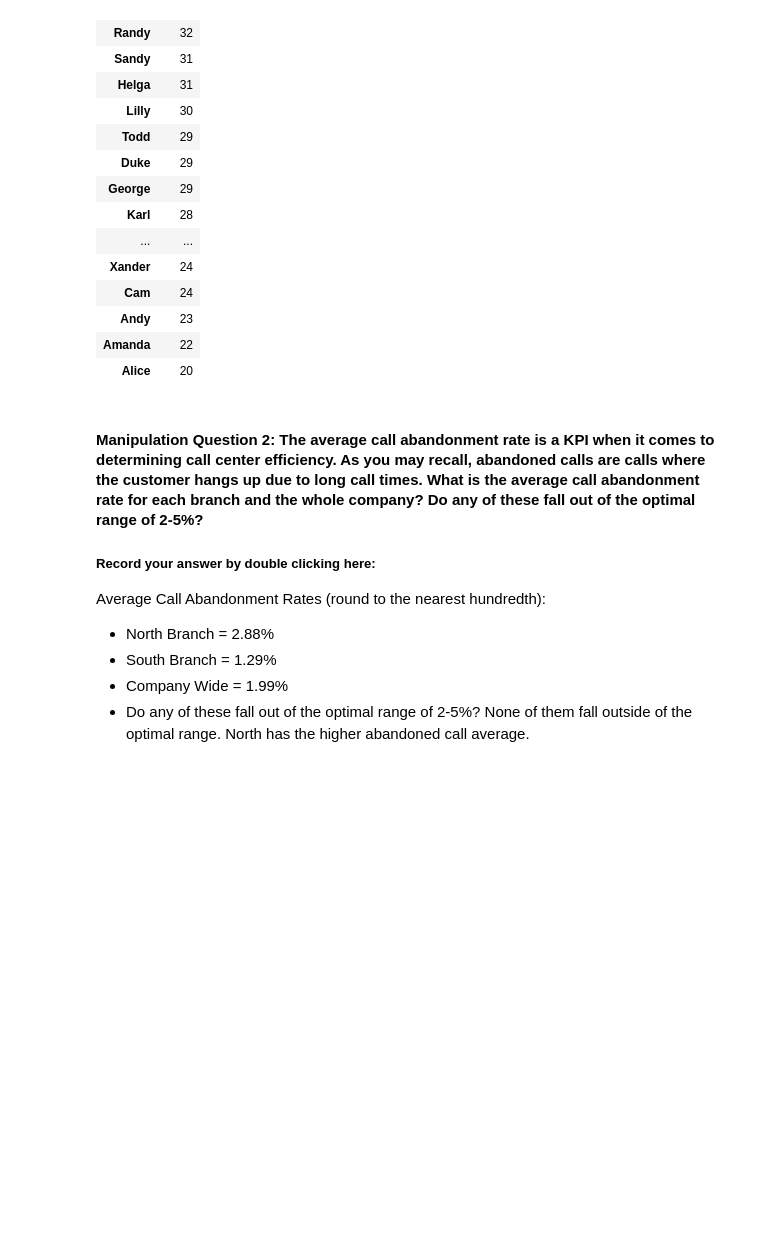
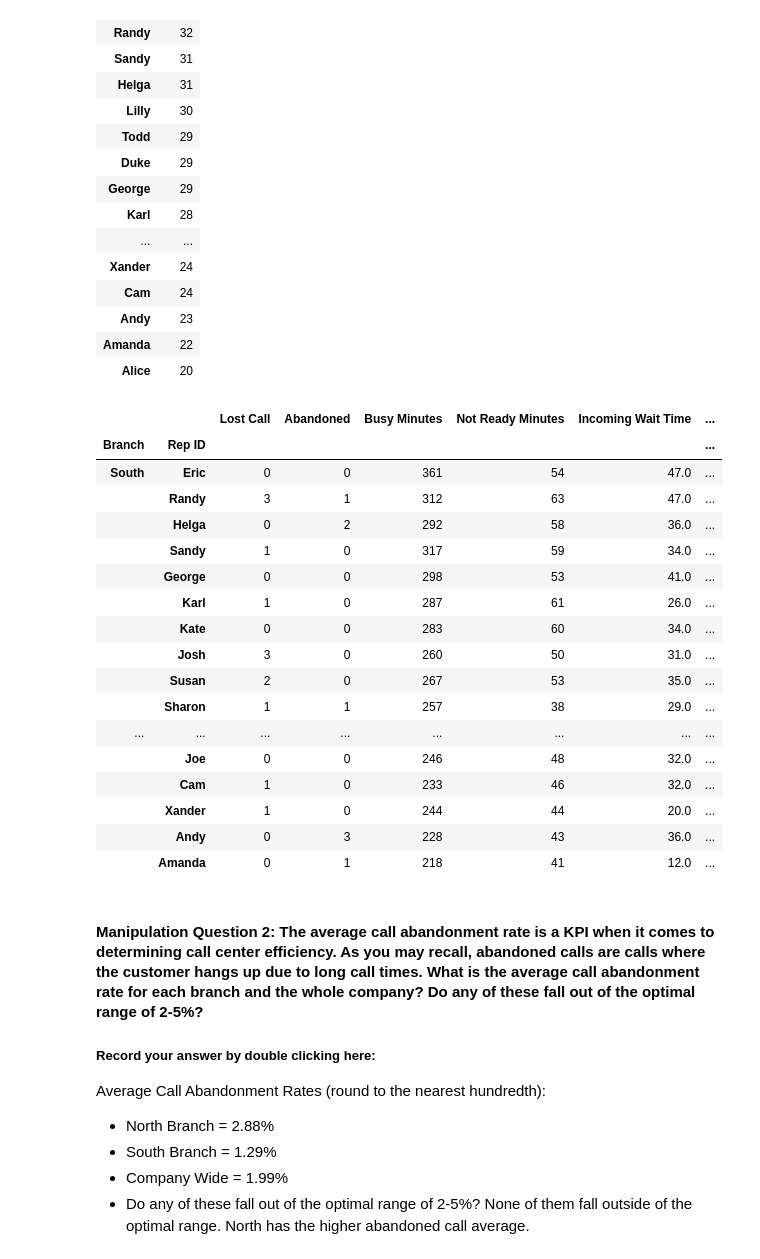
Before and after one commit to longse2/call-center-cleanup-assignment2, a Jupyter notebook: Call_Center_Cleanup.ipynb, the cells around one changed output. Drawn from its saved outputs; the diff is of its cells as text; code cells hidden in the pictures; blank space fills up the shorter version.

```diff
--- a/Call_Center_Cleanup.ipynb
+++ b/Call_Center_Cleanup.ipynb
@@ -445,6 +446,28 @@ df_grouped.agg({"Calls" : "sum"}).sort_values("Calls", axis = 0, ascending = Fal
 | Andy | 23 |
 | Amanda | 22 |
 | Alice | 20 |
+# %%
+df_bybranchrep = df.groupby(['Branch','Rep ID']).sum().sort_values(['Branch','Calls'], ascending=False)
+df_bybranchrep
+# %% [output]
+|  |  | Lost Call | Abandoned | Busy Minutes | Not Ready Minutes | Incoming Wait Time | ... |
+| Branch | Rep ID |  |  |  |  |  | ... |
+| South | Eric | 0 | 0 | 361 | 54 | 47.0 | ... |
+|  | Randy | 3 | 1 | 312 | 63 | 47.0 | ... |
+|  | Helga | 0 | 2 | 292 | 58 | 36.0 | ... |
+|  | Sandy | 1 | 0 | 317 | 59 | 34.0 | ... |
+|  | George | 0 | 0 | 298 | 53 | 41.0 | ... |
+|  | Karl | 1 | 0 | 287 | 61 | 26.0 | ... |
+|  | Kate | 0 | 0 | 283 | 60 | 34.0 | ... |
+|  | Josh | 3 | 0 | 260 | 50 | 31.0 | ... |
+|  | Susan | 2 | 0 | 267 | 53 | 35.0 | ... |
+|  | Sharon | 1 | 1 | 257 | 38 | 29.0 | ... |
+| ... | ... | ... | ... | ... | ... | ... | ... |
+|  | Joe | 0 | 0 | 246 | 48 | 32.0 | ... |
+|  | Cam | 1 | 0 | 233 | 46 | 32.0 | ... |
+|  | Xander | 1 | 0 | 244 | 44 | 20.0 | ... |
+|  | Andy | 0 | 3 | 228 | 43 | 36.0 | ... |
+|  | Amanda | 0 | 1 | 218 | 41 | 12.0 | ... |
 # %% [markdown]
 #### Manipulation Question 2:  The average call abandonment rate is a KPI when it comes to determining call center efficiency. As you may recall, abandoned calls are calls where the customer hangs up due to long call times. What is the average call abandonment rate for each branch and the whole company? Do any of these fall out of the optimal range of 2-5%?
 ##### Record your answer by double clicking here:
```
Also changed, not shown: parts of 31 cells of this notebook.
